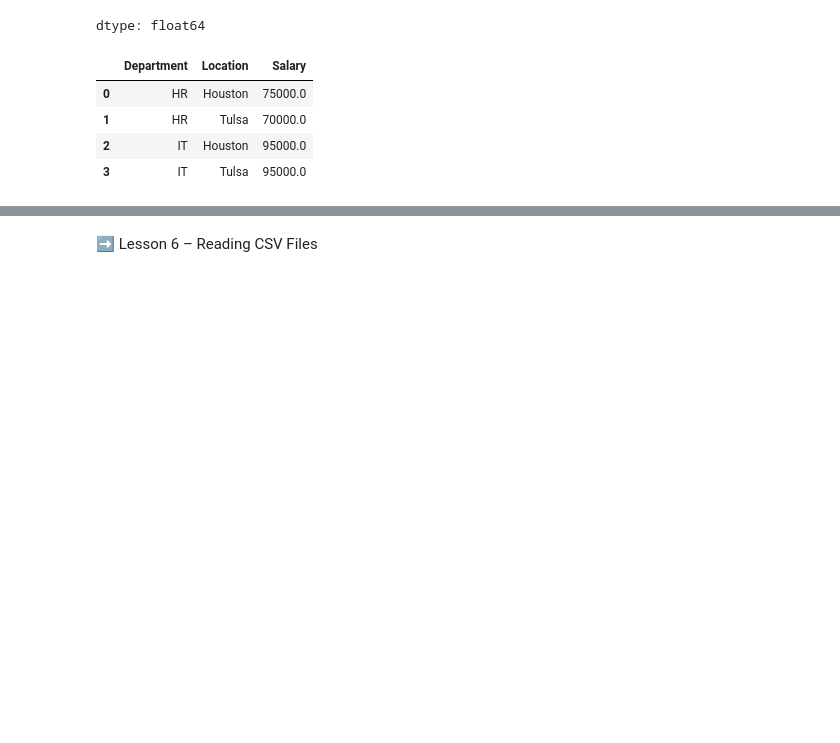
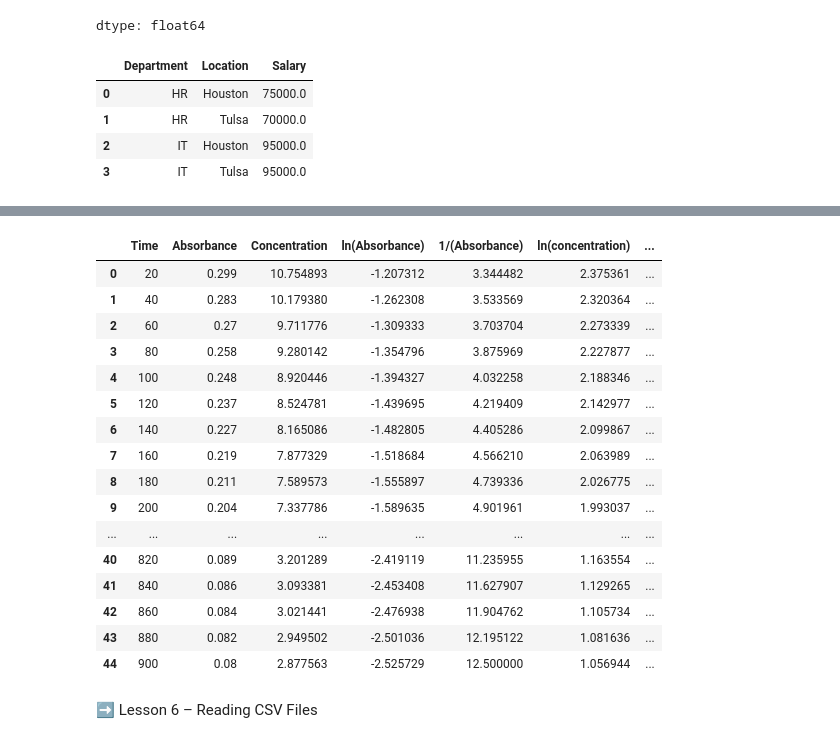
Before and after one commit to larry-xiping/py-sandbox, a Jupyter notebook: lesson04.ipynb, the cells around one changed output, grey strips where cells are left out. Saved outputs shown, nothing was run; the diff lists cells and outputs as text; code cells hidden in the pictures; blank space fills up the shorter version.

```diff
--- a/lesson04.ipynb
+++ b/lesson04.ipynb
@@ -312,3 +316,19 @@ df.groupby(["Department", "Location"])["Salary"].mean().reset_index()  #reset_in
 | 1 | HR | Tulsa | 70000.0 |
 | 2 | IT | Houston | 95000.0 |
 | 3 | IT | Tulsa | 95000.0 |
+# %%
+from google.colab import files
+import pandas as pd
+import io
+
+# Step 1: Upload your CSV file
+uploaded = files.upload()
+
+# Step 2: Get the uploaded file name automatically
+file_name = list(uploaded.keys())[0]
+
+# Step 3: Load the file into a Pandas DataFrame
+df = pd.read_csv(io.BytesIO(uploaded[file_name]))
+
+# Step 4: Display the first few rows
+df.head()
@@ -315,3 +344,28 @@ df.groupby(["Department", "Location"])["Salary"].mean().reset_index()  #reset_in
+# %%
+import matplotlib.pyplot as plt
+
+pd.set_option('display.max_rows', None)
+pd.set_option('display.max_columns', None)
+df.dropna()
+plt.plot()
+# %% [output]
+|  | Time | Absorbance | Concentration | ln(Absorbance) | 1/(Absorbance) | ln(concentration) | ... |
+| 0 | 20 | 0.299 | 10.754893 | -1.207312 | 3.344482 | 2.375361 | ... |
+| 1 | 40 | 0.283 | 10.179380 | -1.262308 | 3.533569 | 2.320364 | ... |
+| 2 | 60 | 0.27 | 9.711776 | -1.309333 | 3.703704 | 2.273339 | ... |
+| 3 | 80 | 0.258 | 9.280142 | -1.354796 | 3.875969 | 2.227877 | ... |
+| 4 | 100 | 0.248 | 8.920446 | -1.394327 | 4.032258 | 2.188346 | ... |
+| 5 | 120 | 0.237 | 8.524781 | -1.439695 | 4.219409 | 2.142977 | ... |
+| 6 | 140 | 0.227 | 8.165086 | -1.482805 | 4.405286 | 2.099867 | ... |
+| 7 | 160 | 0.219 | 7.877329 | -1.518684 | 4.566210 | 2.063989 | ... |
+| 8 | 180 | 0.211 | 7.589573 | -1.555897 | 4.739336 | 2.026775 | ... |
+| 9 | 200 | 0.204 | 7.337786 | -1.589635 | 4.901961 | 1.993037 | ... |
+| ... | ... | ... | ... | ... | ... | ... | ... |
+| 40 | 820 | 0.089 | 3.201289 | -2.419119 | 11.235955 | 1.163554 | ... |
+| 41 | 840 | 0.086 | 3.093381 | -2.453408 | 11.627907 | 1.129265 | ... |
+| 42 | 860 | 0.084 | 3.021441 | -2.476938 | 11.904762 | 1.105734 | ... |
+| 43 | 880 | 0.082 | 2.949502 | -2.501036 | 12.195122 | 1.081636 | ... |
+| 44 | 900 | 0.08 | 2.877563 | -2.525729 | 12.500000 | 1.056944 | ... |
 # %% [markdown]
 ➡️ Lesson 6 – Reading CSV Files
 # %%
```
Also changed, not shown: parts of 4 cells of this notebook.
